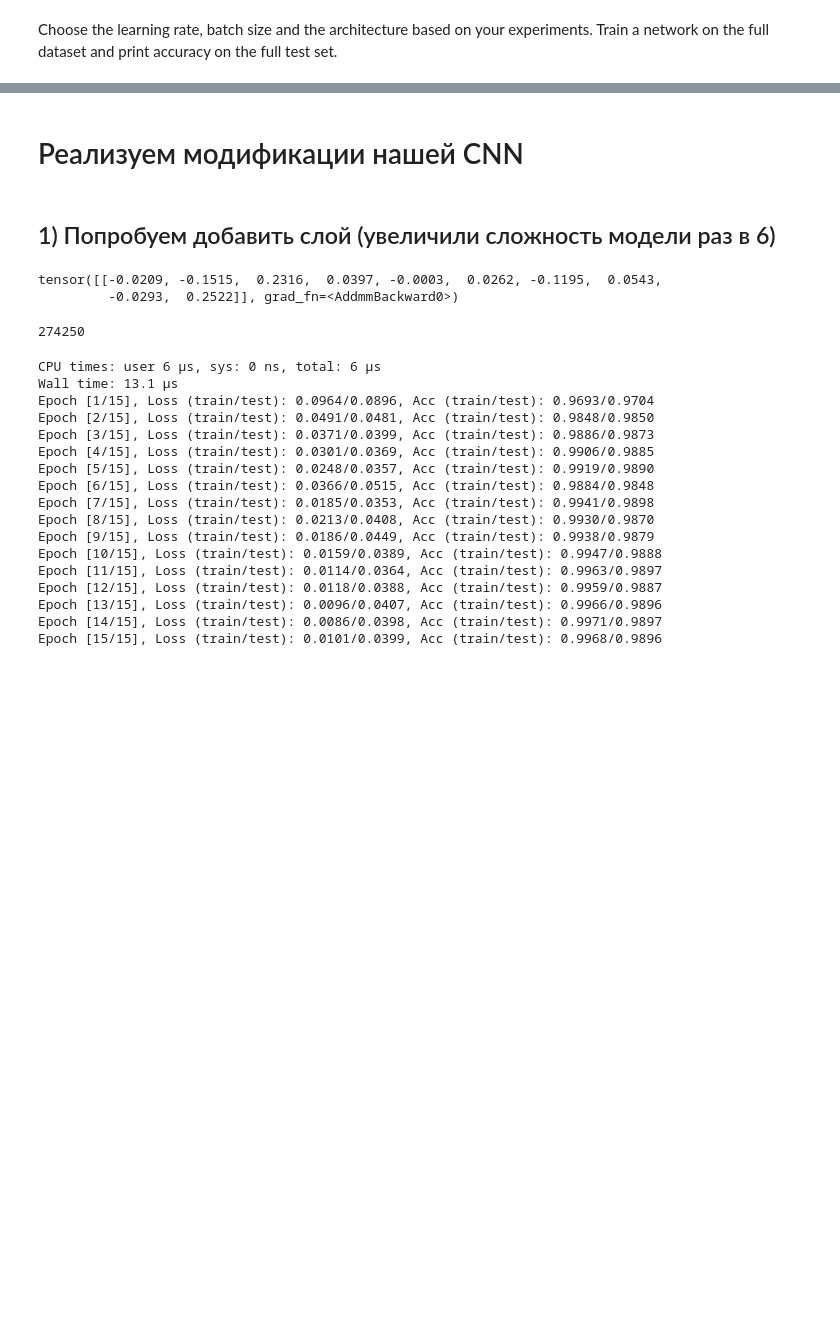
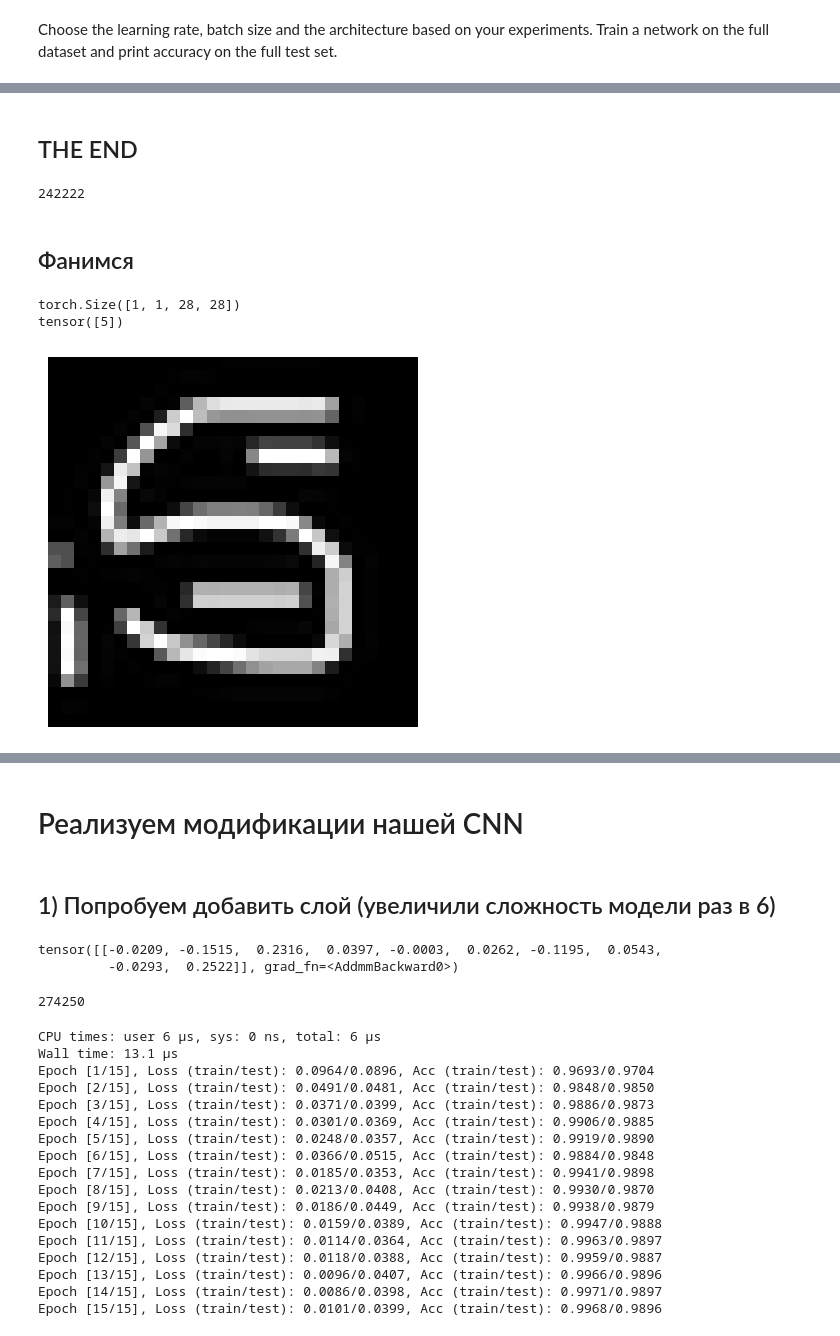
Before and after one commit to ThunderstormXX/DeepLearning, a Jupyter notebook: homeworks/hw2/HW2.ipynb, the cells around one changed output, grey strips where cells are left out. Drawn from its saved outputs; the diff is of its cells as text; code cells hidden in the pictures; blank space fills up the shorter version.

```diff
--- a/homeworks/hw2/HW2.ipynb
+++ b/homeworks/hw2/HW2.ipynb
@@ -508,0 +624,10 @@ Choose the learning rate, batch size and the architecture based on your experime
+# %%
+learning_rate = 0.01
+batch_size = 256
+num_epochs = 10
+train_loader = get_loader(X_train, y_train , batch_size=batch_size)
+test_loader = get_loader(X_test, y_test, batch_size=batch_size)
+top_model = CNN_2()
+optimizer = optim.Adam(top_model.parameters(), lr=lr)
+%time
+loss_train, acc_train, loss_test, acc_test = train(train_loader=train_loader, test_loader=test_loader, model=top_model, criterion=criterion,opt=optimizer, device=device, n_epochs=num_epochs)
@@ -508,0 +647,34 @@ Choose the learning rate, batch size and the architecture based on your experime
+# %% [markdown]
+## THE END
+# %%
+count_parameters(top_model)
+# %% [output]
+242222
+# %% [markdown]
+## Фанимся
+# %%
+
+from PIL import Image
+import torchvision.transforms as transforms
+image_path = "drawn_image.png"
+image = Image.open(image_path)
+transform = transforms.Compose([
+    transforms.Grayscale(num_output_channels=1),  # Преобразовать в черно-белое изображение
+    transforms.Resize((28, 28)),  # Изменить размер до 28x28
+    transforms.ToTensor(),  # Преобразовать в тензор
+])
+input = transform(image)
+input = input.unsqueeze(0)
+input = input.to(device)
+output = top_model(input)
+pred = output.argmax(dim=1)
+print(input.shape)
+print(pred)
+pixels_array = input[0][0].numpy()
+plt.imshow(pixels_array, cmap='gray')  # cmap='gray' для отображения в черно-белой палитре
+plt.axis('off')  # Отключаем оси
+plt.show()
+# %% [output]
+torch.Size([1, 1, 28, 28])
+tensor([5])
+[figure, added]
```
Also changed, not shown: parts of 26 cells of this notebook.
